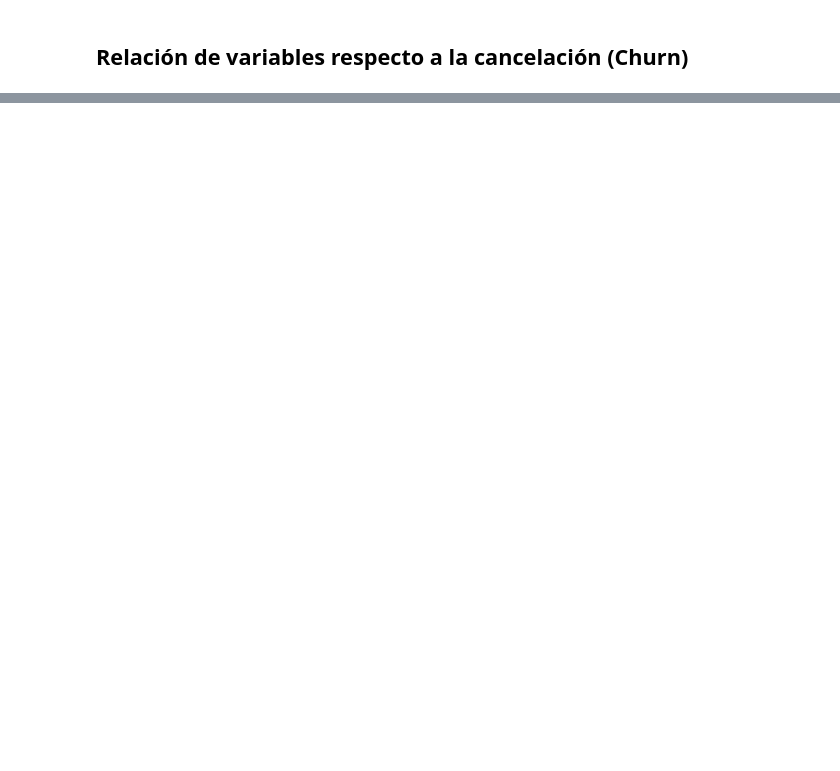
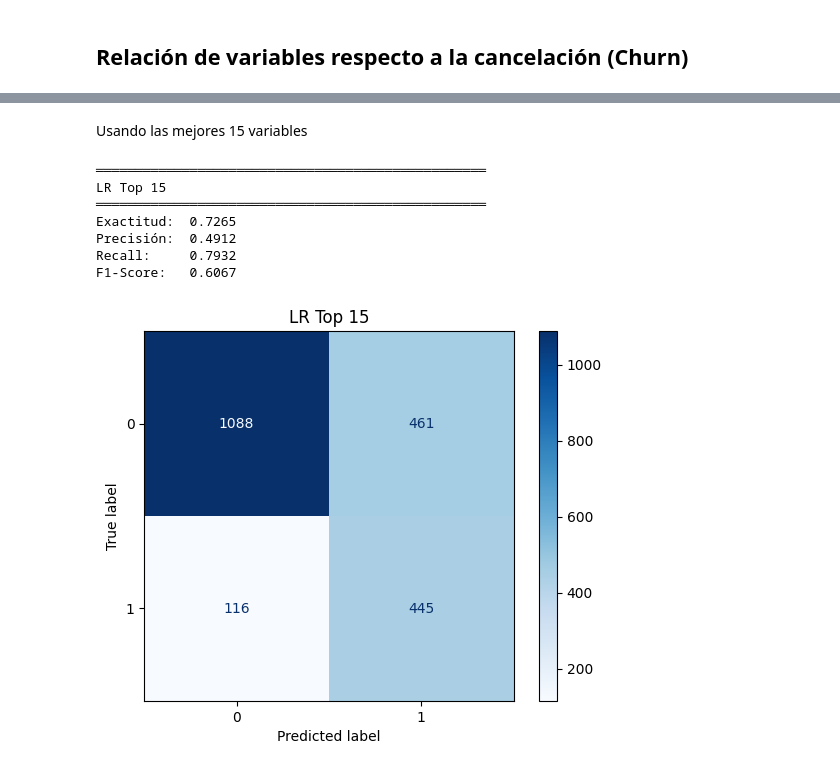
Before and after one commit to CristianRiascos/Alura-TelecomX-Parte2-Challenge, a Jupyter notebook: Challenge3.ipynb, the cells around one changed output, grey strips where cells are left out. Cells and saved outputs as stored; diff of their text form; code cells hidden in the pictures; blank space fills up the shorter version.

Commit message:
Add Logistic Regression and Random Forest models

```diff
--- a/Challenge3.ipynb
+++ b/Challenge3.ipynb
@@ -178,0 +197,14 @@ fig.show()
+# %%
+import pandas as pd
+
+# Feature importance con Random Forest
+importances = pd.Series(rf.feature_importances_, index=X.columns)
+importances = importances.sort_values(ascending=False)
+
+top_10 = importances.head(10).index.tolist()
+top_15 = importances.head(15).index.tolist()
+
+print("TOP 10 VARIABLES:")
+print(importances.head(10).to_string())
+print("\nTOP 15 VARIABLES:")
+print(importances.head(15).to_string())
@@ -178,0 +233,3 @@ fig.show()
+# %%
+sm = SMOTE(random_state=42)
+X_train_sm, y_train_sm = sm.fit_resample(X_train, y_train)
@@ -178,0 +245,4 @@ fig.show()
+# %%
+scaler = StandardScaler()
+X_train_scaled = scaler.fit_transform(X_train_sm)
+X_test_scaled  = scaler.transform(X_test)
@@ -178,0 +320,16 @@ fig.show()
+# %%
+def evaluar_modelo(nombre, model, X_test, y_test):
+    y_pred = model.predict(X_test)
+    print(f"{'═'*50}")
+    print(f"{nombre}")
+    print(f"{'═'*50}")
+    print(f"Exactitud:  {accuracy_score(y_test, y_pred):.4f}")
+    print(f"Precisión:  {precision_score(y_test, y_pred):.4f}")
+    print(f"Recall:     {recall_score(y_test, y_pred):.4f}")
+    print(f"F1-Score:   {f1_score(y_test, y_pred):.4f}")
+
+    cm = confusion_matrix(y_test, y_pred)
+    disp = ConfusionMatrixDisplay(cm)
+    disp.plot(cmap='Blues')
+    plt.title(nombre)
+    plt.show()
@@ -178,0 +351,13 @@ fig.show()
+# %% [markdown]
+Usando las mejores 15 variables
+# %%
+evaluar_modelo("LR Top 15", lr_15, X_test_scaled_15, y_test)
+# %% [output]
+══════════════════════════════════════════════════
+LR Top 15
+══════════════════════════════════════════════════
+Exactitud:  0.7265
+Precisión:  0.4912
+Recall:     0.7932
+F1-Score:   0.6067
+[figure, added]
```
Also changed, not shown: parts of 36 cells of this notebook.
